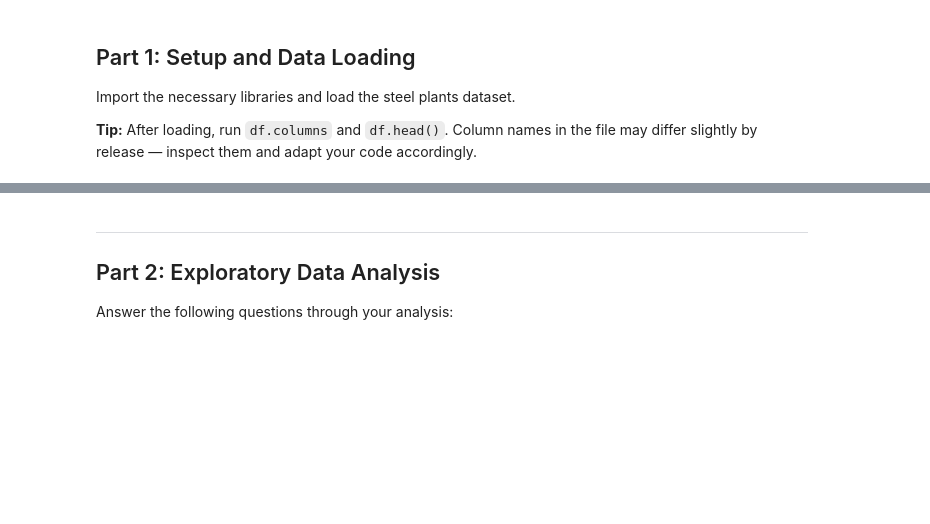
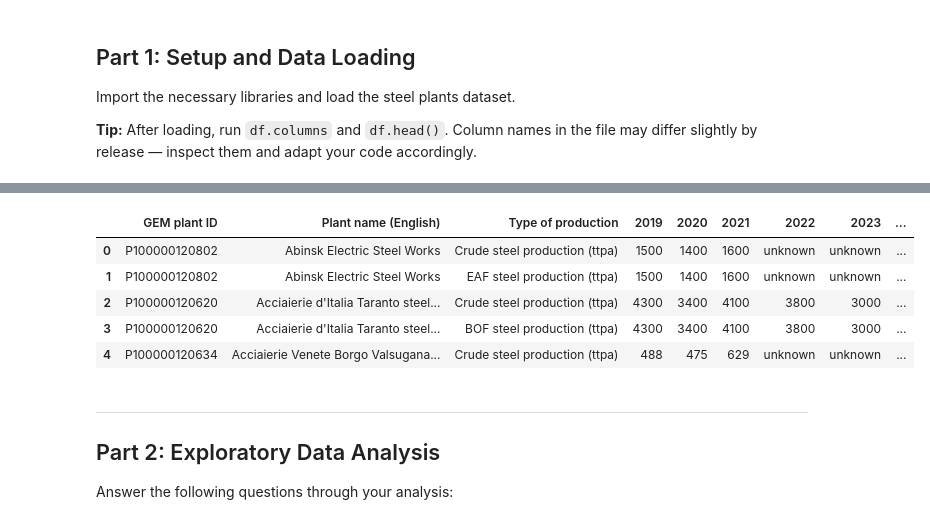
Before and after one commit to Lio0704/aidams-lab1, a Jupyter notebook: lab_1.ipynb, the cells around one changed output, grey strips where cells are left out. Cells and saved outputs as stored; diff of their text form; code cells hidden in the pictures; blank space fills up the shorter version.

```diff
--- a/lab_1.ipynb
+++ b/lab_1.ipynb
@@ -83,3 +88,10 @@ Import the necessary libraries and load the steel plants dataset.
 # - Capacity field: usually "Nominal crude steel capacity (ttpa)" (check your df.columns to confirm the exact name)
 #   (Older datasets may also include additional fields like ferronickel/sinter/coking/pelletizing capacities,
 #    but most analyses focus on nominal crude steel capacity as the main output.)
+
+plant_data = pd.read_csv("plant_data.csv")
+plant_capacities = pd.read_csv("plant_capacities.csv")
+plant_production = pd.read_csv("plant_production.csv")
+
+plant_data.columns
+plant_data.head()
@@ -86,3 +115,12 @@ Import the necessary libraries and load the steel plants dataset.
+# %%
+plant_production.head()
+# %% [output]
+|  | GEM plant ID | Plant name (English) | Type of production | 2019 | 2020 | 2021 | 2022 | 2023 | ... |
+| 0 | P100000120802 | Abinsk Electric Steel Works | Crude steel production (ttpa) | 1500 | 1400 | 1600 | unknown | unknown | ... |
+| 1 | P100000120802 | Abinsk Electric Steel Works | EAF steel production (ttpa) | 1500 | 1400 | 1600 | unknown | unknown | ... |
+| 2 | P100000120620 | Acciaierie d'Italia Taranto steel... | Crude steel production (ttpa) | 4300 | 3400 | 4100 | 3800 | 3000 | ... |
+| 3 | P100000120620 | Acciaierie d'Italia Taranto steel... | BOF steel production (ttpa) | 4300 | 3400 | 4100 | 3800 | 3000 | ... |
+| 4 | P100000120634 | Acciaierie Venete Borgo Valsugana... | Crude steel production (ttpa) | 488 | 475 | 629 | unknown | unknown | ... |
 # %% [markdown]
 ---
 ## Part 2: Exploratory Data Analysis
```
Also changed, not shown: parts of 42 cells of this notebook, 3 other files.
